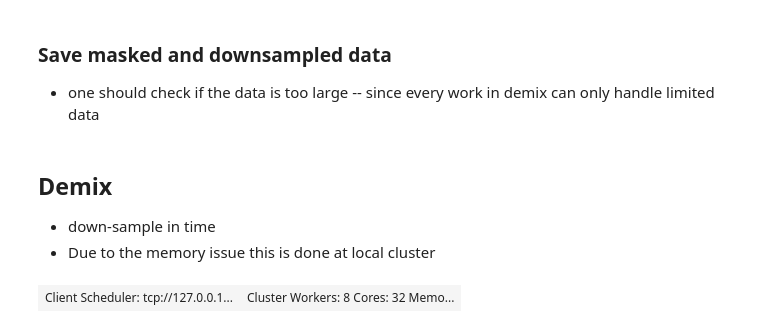
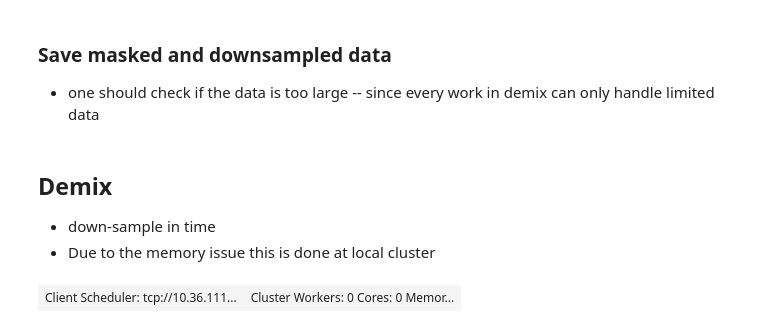
Before and after one commit to zqwei/Glia_analysis, a Jupyter notebook: Notebooks/Test_for_pipeline.ipynb, the cells around one changed output. Drawn from its saved outputs; the diff is of its cells as text; code cells hidden in the pictures.

```diff
--- a/Notebooks/Test_for_pipeline.ipynb
+++ b/Notebooks/Test_for_pipeline.ipynb
@@ -272,13 +272,11 @@ except:
 ## Demix
 * down-sample in time
 * Due to the memory issue this is done at local cluster
-# %%
-# use dask plugin to get this
-from dask.distributed import Client, LocalCluster
-cluster = LocalCluster()
-client = Client(cluster)
-client
-# %% [output]
-| Client Scheduler: tcp://127.0.0.1... | Cluster Workers: 8 Cores: 32 Memo... |
+# %%
+import fish_proc.utils.dask_ as fdask
+cluster, client = fdask.setup_workers(32)
+client
+# %% [output]
+| Client Scheduler: tcp://10.36.111... | Cluster Workers: 0 Cores: 0 Memor... |
 # %%
 save_root = '.'
```
Also changed, not shown: parts of 6 cells of this notebook, 1 other file.
